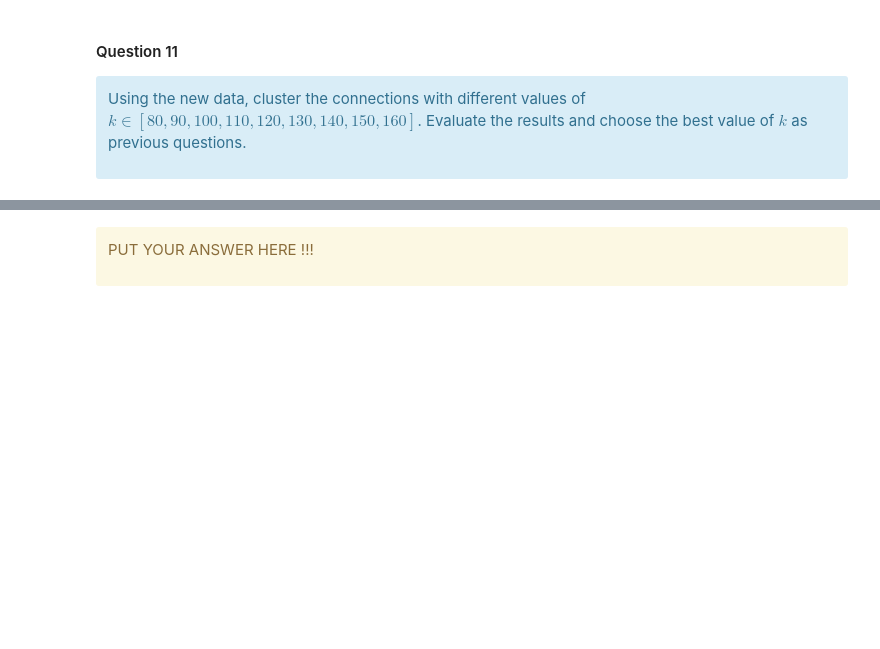
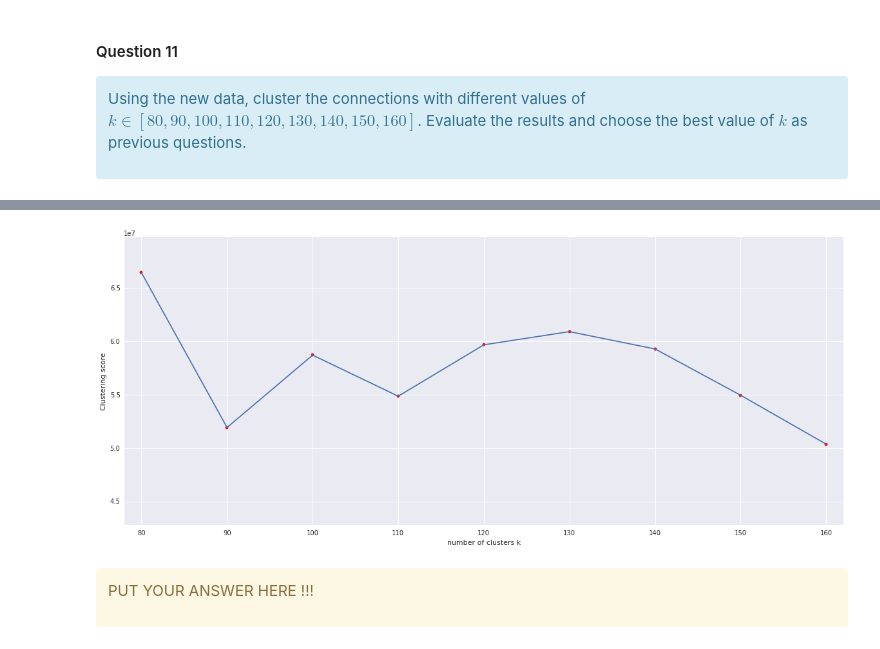
Before and after one commit to alegaballo/AML, a Jupyter notebook: [Lecture 9+10] Anomaly Detection in Network Traffic with K-means clustering.ipynb, the cells around one changed output, grey strips where cells are left out. Cells and saved outputs as stored; diff of their text form; code cells hidden in the pictures; blank space fills up the shorter version.

```diff
--- a/[Lecture 9+10] Anomaly Detection in Network Traffic with K-means clustering.ipynb
+++ b/[Lecture 9+10] Anomaly Detection in Network Traffic with K-means clustering.ipynb
@@ -703,7 +791,7 @@ Evaluate the results and choose the best value of $k$ as previous questions.
 
 </div>
 # %%
-k_vector = np.arange(80,170,10)
+k_vector = [80,90,100,110,120,130,140,150,160]
 scores = [clusteringScore(normalizedData, k) for k in k_vector]
 for i, score in enumerate(scores):
     print("k = %3d, WSSSE = %d" %(k_vector[i], score))
@@ -710,14 +808,15 @@ for i, score in enumerate(scores):
 # %%
 # plot results
 plt.figure(figsize=(20,8))
-plt.plot(k_vector, scoresNormalized)
-plt.scatter(k_vector, scoresNormalized, color="g")
-plt.axis([0, np.max(k_vector)*1.05, \
-          0.85*np.min(scoresNormalized), 1.05*np.max(scoresNormalized)])
+plt.plot(k_vector, scores)
+plt.scatter(k_vector, scores, color="r")
+plt.axis([78,162,0.85*np.min(scores), 1.05*np.max(scores)])
 plt.xlabel("number of clusters k")
 plt.ylabel("Clustering score")
 plt.xticks(k_vector)
 plt.show()
+# %% [output]
+[figure, added]
 # %% [markdown]
 <div class="alert alert-warning">
 
```
Also changed, not shown: parts of 19 cells of this notebook.
